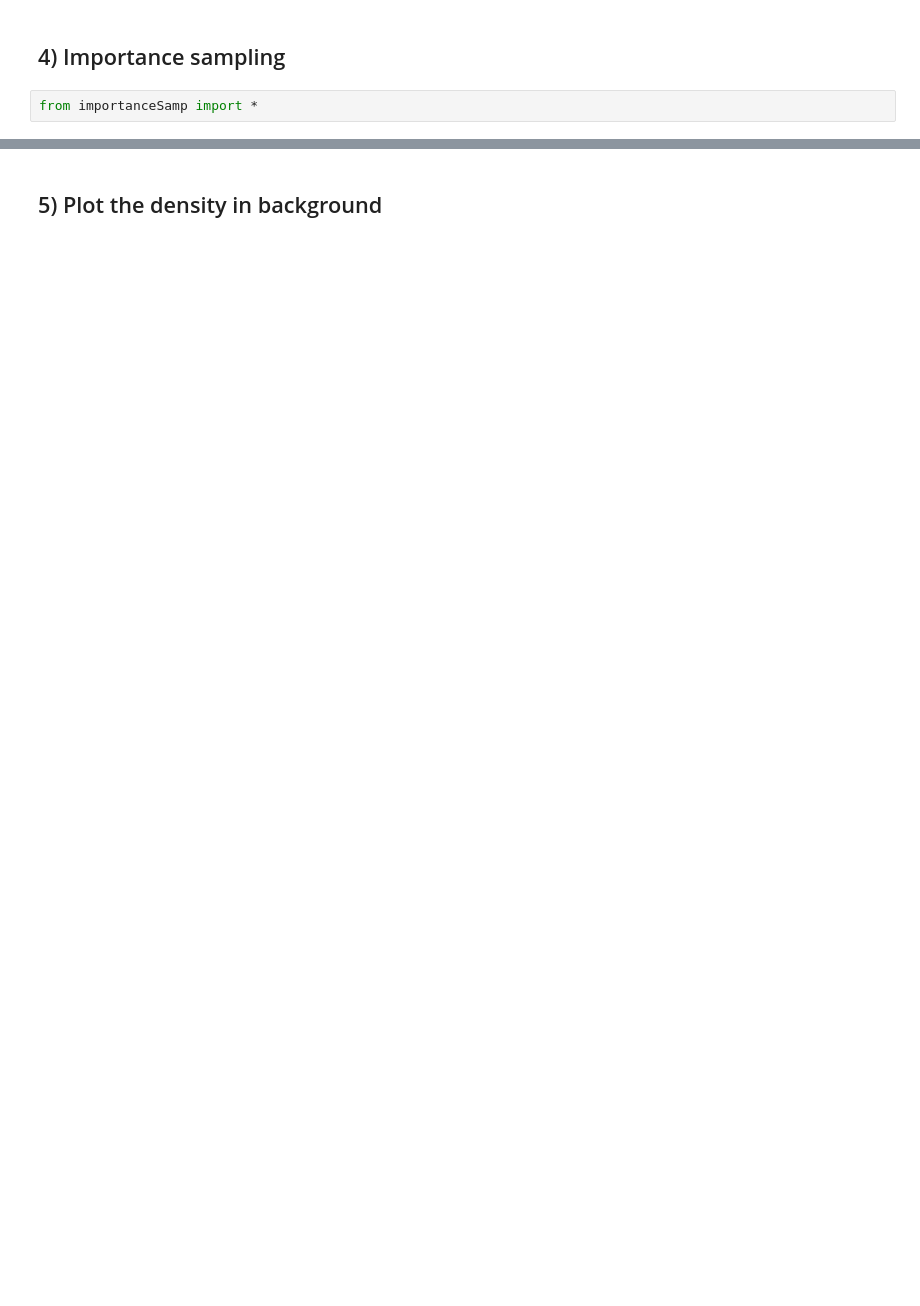
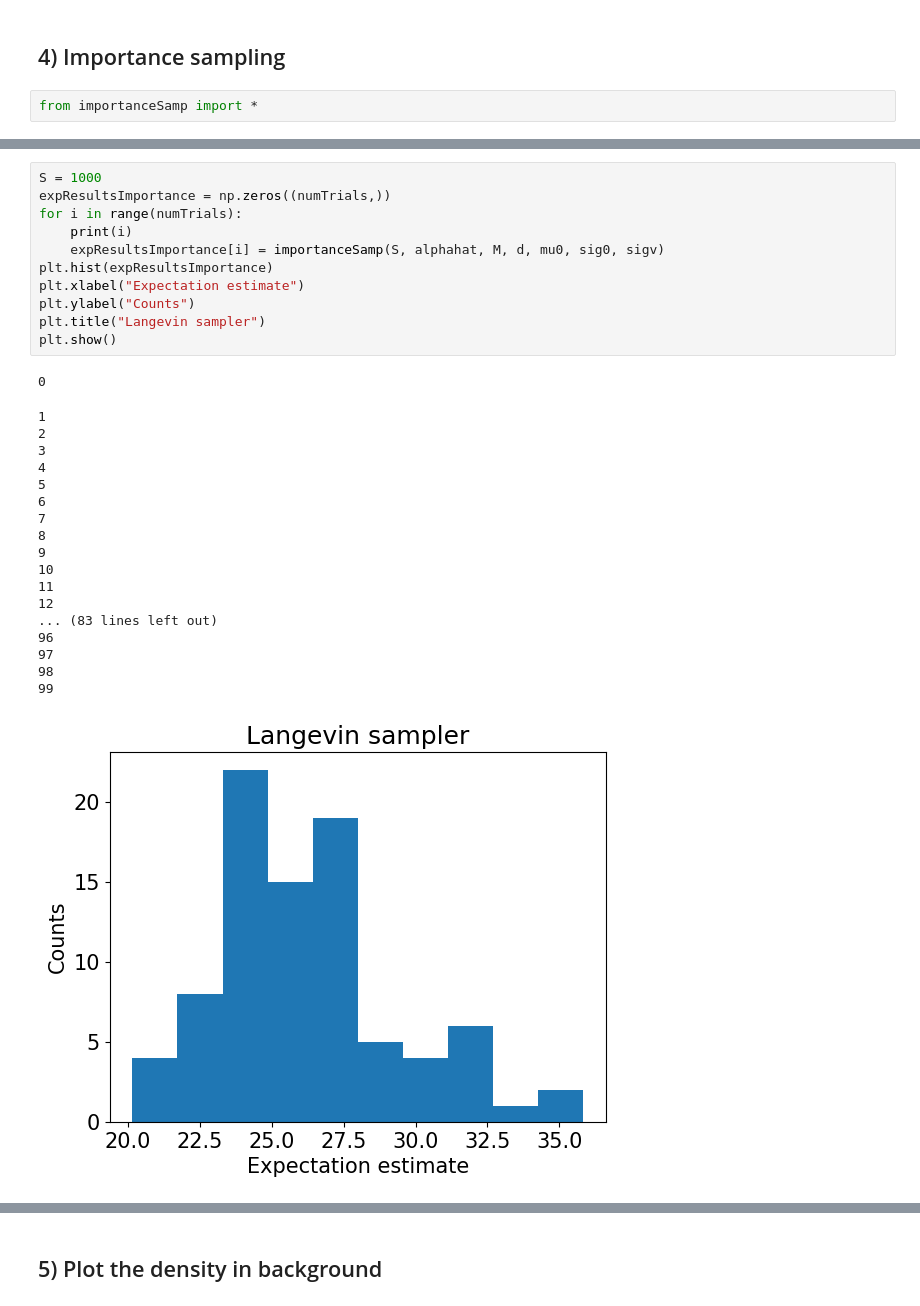
Before and after one commit to sabrinaliu/EE364B-lmc-hbd, a Jupyter notebook: lmc.ipynb, the cells around one changed output, grey strips where cells are left out. Saved outputs shown, nothing was run; the diff lists cells and outputs as text; blank space fills up the shorter version.

```diff
--- a/lmc.ipynb
+++ b/lmc.ipynb
@@ -349,0 +284,31 @@ print(expectation)
+# %%
+S = 1000
+expResultsImportance = np.zeros((numTrials,))
+for i in range(numTrials):
+    print(i)
+    expResultsImportance[i] = importanceSamp(S, alphahat, M, d, mu0, sig0, sigv)
+plt.hist(expResultsImportance)
+plt.xlabel("Expectation estimate")
+plt.ylabel("Counts")
+plt.title("Langevin sampler")
+plt.show()
+# %% [output]
+0
+1
+2
+3
+4
+5
+6
+7
+8
+9
+10
+11
+12
+... (83 lines left out)
+96
+97
+98
+99
+[figure, added]
```
Also changed, not shown: parts of 28 cells of this notebook, 1 other file.
